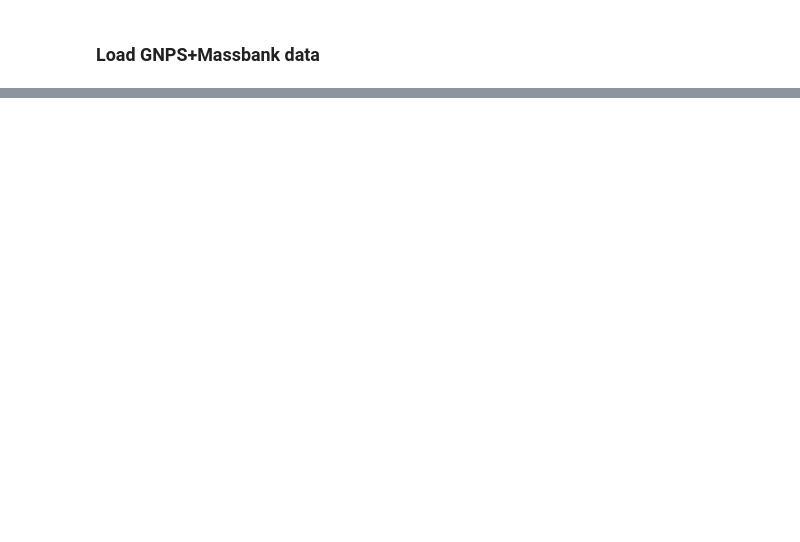
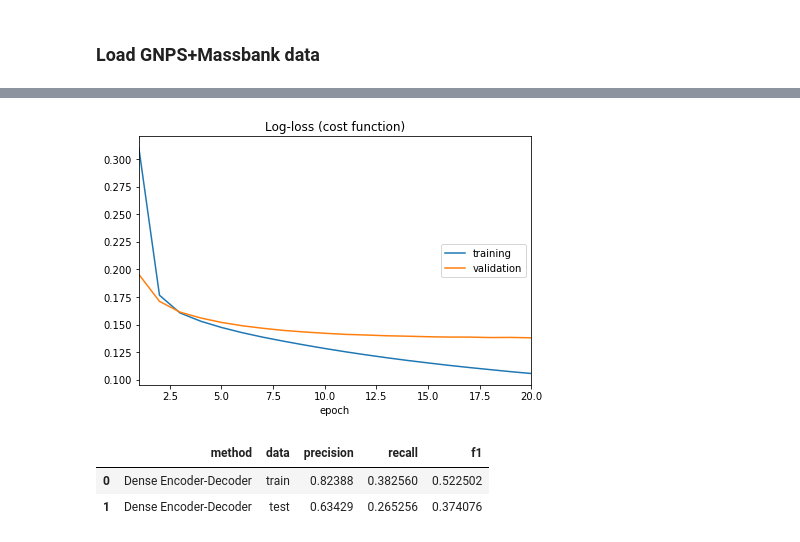
Before and after one commit to joewandy/smiles2spectra, a Jupyter notebook: notebooks/Spectra2Fingerprint.ipynb, the cells around one changed output, grey strips where cells are left out. Cells and saved outputs as stored; diff of their text form; code cells hidden in the pictures; blank space fills up the shorter version.

```diff
--- a/notebooks/Spectra2Fingerprint.ipynb
+++ b/notebooks/Spectra2Fingerprint.ipynb
@@ -537,0 +63,9 @@ for i in range(20):
+# %%
+pos = int(len(spectra_mat) * 0.8)
+x_train = spectra_mat[0:pos, :]
+x_test = spectra_mat[pos:, :]
+y_train = fp_mat[0:pos, :]
+y_test = fp_mat[pos:, :]
+# %%
+input_dim = spectra_mat.shape[1]
+output_dim = fp_mat.shape[1]
@@ -537,0 +101,7 @@ for i in range(20):
+# %%
+params = {
+    'latent_dim': 100
+}
+model, encoder, decoder = basic_model(input_dim, output_dim, params)
+model.summary()
+plot_model_in_notebook(model)
@@ -537,0 +123,11 @@ for i in range(20):
+# %%
+y_train_pred, y_test_pred = train_model(model, encoder, decoder, x_train, x_test, y_train, y_test, epochs=20)
+# %% [output]
+[figure, added]
+# %%
+simple_df = eval_prec_rec(y_train, y_test, y_train_pred, y_test_pred, method)
+display(simple_df)
+# %% [output]
+|  | method | data | precision | recall | f1 |
+| 0 | Dense Encoder-Decoder | train | 0.82388 | 0.382560 | 0.522502 |
+| 1 | Dense Encoder-Decoder | test | 0.63429 | 0.265256 | 0.374076 |
```
Also changed, not shown: parts of 91 cells of this notebook, 13 other files.
